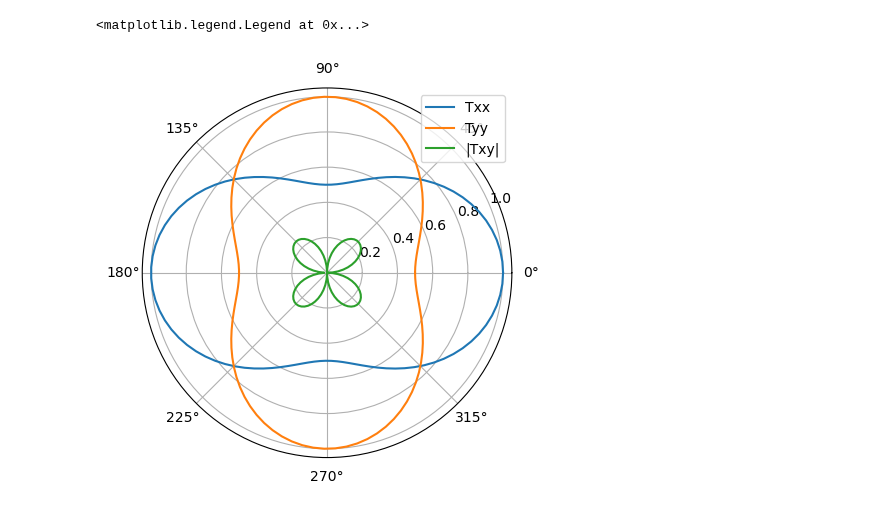
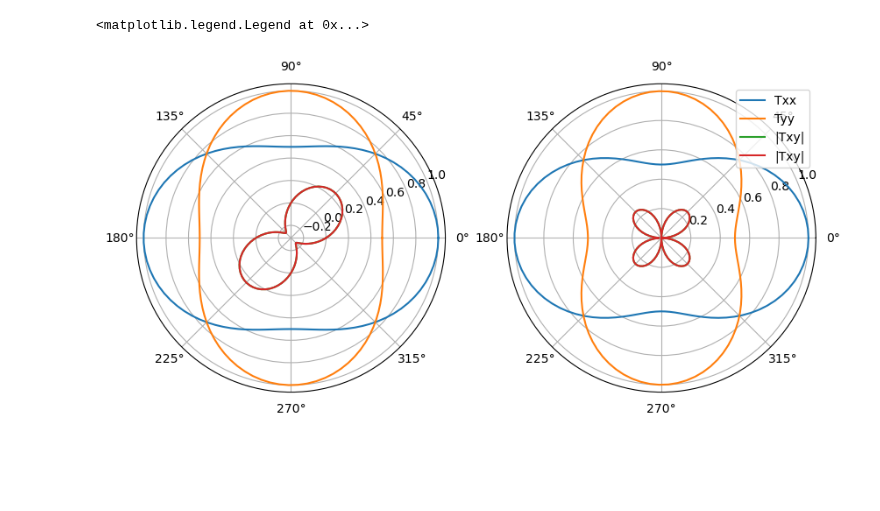
Before and after one commit to dpreuo/alter_morph, a Jupyter notebook: python_notebooks/plotting_form_factors.ipynb, the cells around one changed output. Saved outputs shown, nothing was run; the diff lists cells and outputs as text; code cells hidden in the pictures; blank space fills up the shorter version.

```diff
--- a/python_notebooks/plotting_form_factors.ipynb
+++ b/python_notebooks/plotting_form_factors.ipynb
@@ -5,23 +7,29 @@ import matplotlib
 # %%
-def T_ij(theta,t1=1,t2=0.5):
+def T_ij(t1, t2, theta):
     theta = np.array(theta)
-    T = np.zeros((2,2,*theta.shape))
-    T[0,0] = (t1-t2)*np.cos(theta)**2 + t2
-    T[1,1] = (t1-t2)*np.sin(theta)**2 + t2
-    T[0,1] = T[1,0] = (t1-t2)*np.sin(theta) * np.cos(theta)
+    T = np.zeros((2, 2, *theta.shape))
+    T[0, 0] = (t1 - t2) * np.cos(theta) ** 2 + t2
+    T[1, 1] = (t1 - t2) * np.sin(theta) ** 2 + t2
+    T[0, 1] = T[1, 0] = (t1 - t2) * np.sin(theta) * np.cos(theta)
 
     return T
 # %%
+fig, ax = plt.subplots(1, 2, subplot_kw={"projection": "polar"}, figsize=(10, 5))
 
-fig, ax = plt.subplots(1,1,subplot_kw={'projection': 'polar'})
+angles = np.linspace(0, 2 * np.pi, 100)
 
-angles = np.linspace(0,2*np.pi,100)
 
-ax.plot(angles, T_ij(angles)[0,0],label='Txx')
-ax.plot(angles, T_ij(angles)[1,1],label='Tyy')
-ax.plot(angles, np.abs(T_ij(angles)[0,1]),label='|Txy|')
+ax[0].plot(angles, T_ij(1, 0.5, angles)[0, 0], label="Txx")
+ax[0].plot(angles, T_ij(1, 0.5, angles)[1, 1], label="Tyy")
+ax[0].plot(angles, T_ij(1, 0.5, angles)[0, 1], label="|Txy|")
+ax[0].plot(angles, T_ij(1, 0.5, angles)[1, 0], label="|Txy|")
 
-ax.legend()
+ax[1].plot(angles, -_hopping_matrix(1, 0.5, angles)[0, 0], label="Txx")
+ax[1].plot(angles, -_hopping_matrix(1, 0.5, angles)[1, 1], label="Tyy")
+ax[1].plot(angles, -_hopping_matrix(1, 0.5, angles)[0, 1], label="|Txy|")
+ax[1].plot(angles, -_hopping_matrix(1, 0.5, angles)[1, 0], label="|Txy|")
+
+ax[1].legend()
 # %% [output]
 <matplotlib.legend.Legend at 0x...>
-[figure, old version]
+[figure, new version]
```
Also changed, not shown: parts of 1 cell of this notebook, 10 other files.
